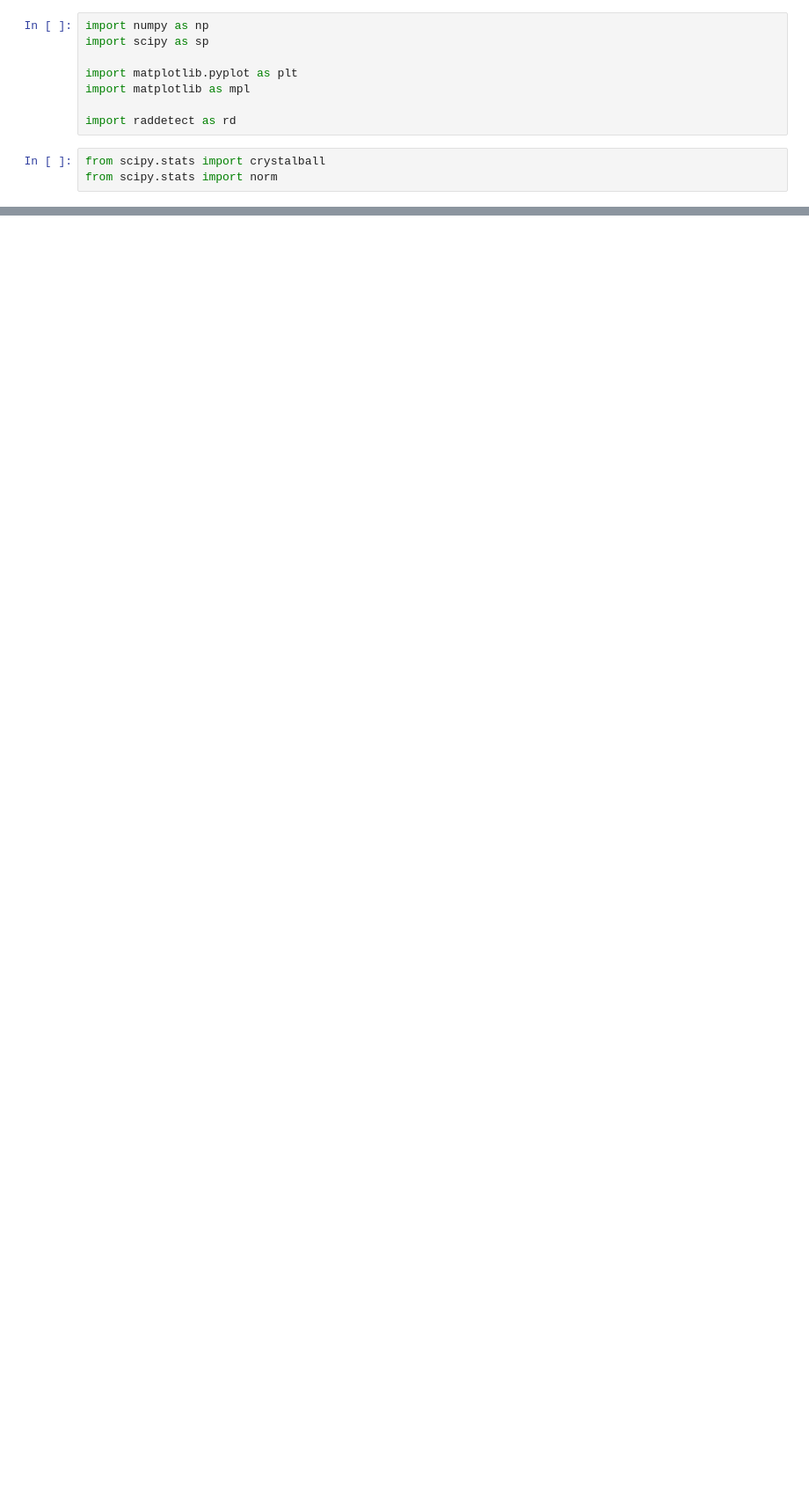
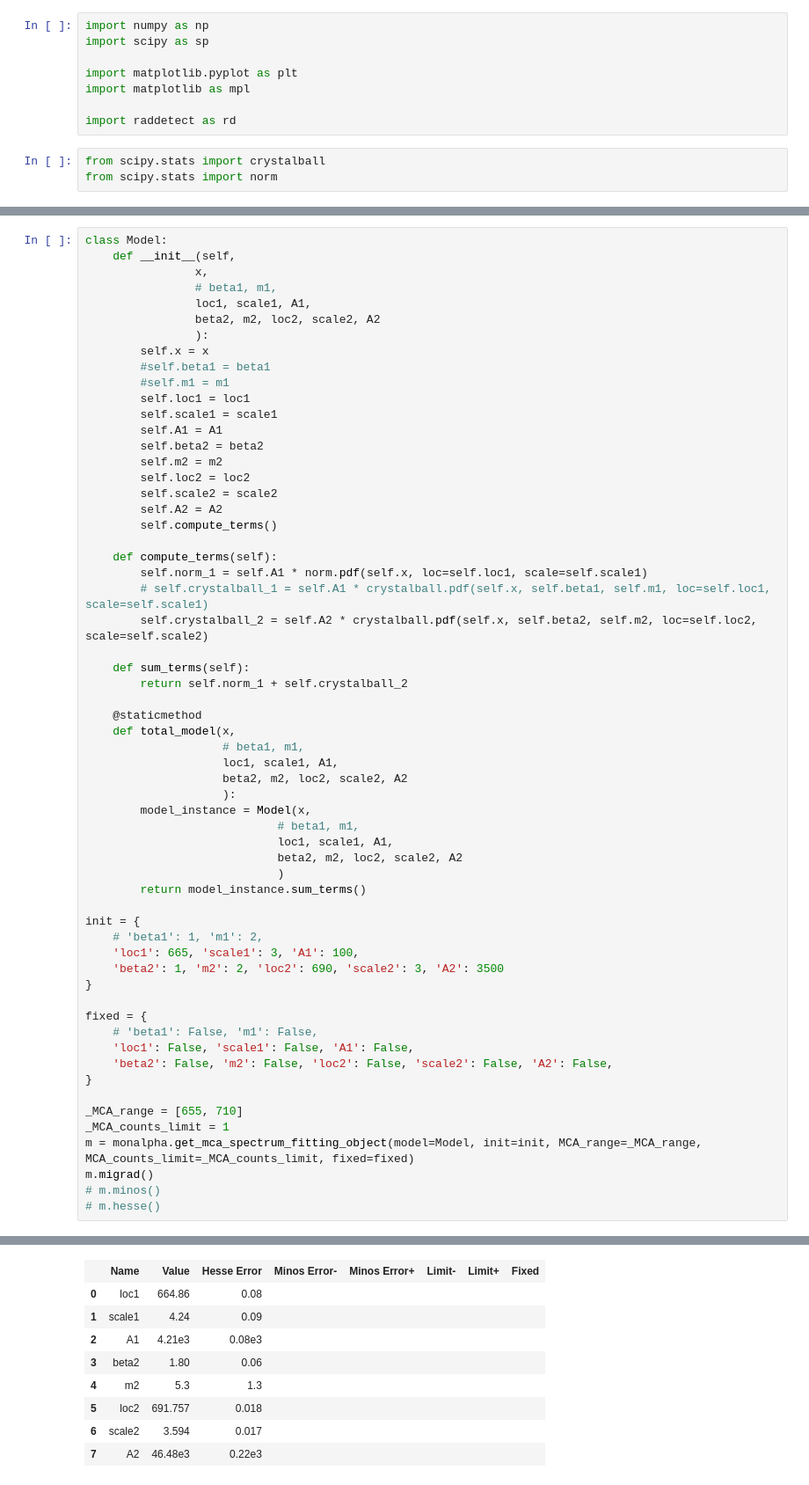
Before and after one commit to GiovanniVolta/RadDetect, a Jupyter notebook: tutorials/monalpha.ipynb, the cells around one changed output, grey strips where cells are left out. Shown at 88% size. Drawn from its saved outputs; the diff is of its cells as text; blank space fills up the shorter version.

```diff
--- a/tutorials/monalpha.ipynb
+++ b/tutorials/monalpha.ipynb
@@ -71,0 +21,61 @@ RuntimeError: Function minimum is not valid: <FMin algorithm='Migrad' edm=nan ed
+# %%
+class Model:
+    def __init__(self,
+                x,
+                # beta1, m1,
+                loc1, scale1, A1,
+                beta2, m2, loc2, scale2, A2
+                ):
+        self.x = x
+        #self.beta1 = beta1
+        #self.m1 = m1
+        self.loc1 = loc1
+        self.scale1 = scale1
+        self.A1 = A1
+        self.beta2 = beta2
+        self.m2 = m2
+        self.loc2 = loc2
+        self.scale2 = scale2
+        self.A2 = A2
+        self.compute_terms()
+
+    def compute_terms(self):
+        self.norm_1 = self.A1 * norm.pdf(self.x, loc=self.loc1, scale=self.scale1)
+        # self.crystalball_1 = self.A1 * crystalball.pdf(self.x, self.beta1, self.m1, loc=self.loc1, scale=self.scale1)
+        self.crystalball_2 = self.A2 * crystalball.pdf(self.x, self.beta2, self.m2, loc=self.loc2, scale=self.scale2)
+
+    def sum_terms(self):
+        return self.norm_1 + self.crystalball_2
+
+    @staticmethod
+    def total_model(x,
+                    # beta1, m1,
+                    loc1, scale1, A1,
+                    beta2, m2, loc2, scale2, A2
+                    ):
+        model_instance = Model(x,
+                            # beta1, m1,
+                            loc1, scale1, A1,
+                            beta2, m2, loc2, scale2, A2
+                            )
+        return model_instance.sum_terms()
+
+init = {
+    # 'beta1': 1, 'm1': 2,
+    'loc1': 665, 'scale1': 3, 'A1': 100,
+    'beta2': 1, 'm2': 2, 'loc2': 690, 'scale2': 3, 'A2': 3500
+}
+
+fixed = {
+    # 'beta1': False, 'm1': False,
+    'loc1': False, 'scale1': False, 'A1': False,
+    'beta2': False, 'm2': False, 'loc2': False, 'scale2': False, 'A2': False,
+}
+
+_MCA_range = [655, 710]
+_MCA_counts_limit = 1
+m = monalpha.get_mca_spectrum_fitting_object(model=Model, init=init, MCA_range=_MCA_range, MCA_counts_limit=_MCA_counts_limit, fixed=fixed)
+m.migrad()
+# m.minos()
+# m.hesse()
+# %% [output]
@@ -71,0 +100,9 @@ RuntimeError: Function minimum is not valid: <FMin algorithm='Migrad' edm=nan ed
+|  | Name | Value | Hesse Error | Minos Error- | Minos Error+ | Limit- | Limit+ | Fixed |
+| 0 | loc1 | 664.86 | 0.08 |  |  |  |  |  |
+| 1 | scale1 | 4.24 | 0.09 |  |  |  |  |  |
+| 2 | A1 | 4.21e3 | 0.08e3 |  |  |  |  |  |
+| 3 | beta2 | 1.80 | 0.06 |  |  |  |  |  |
+| 4 | m2 | 5.3 | 1.3 |  |  |  |  |  |
+| 5 | loc2 | 691.757 | 0.018 |  |  |  |  |  |
+| 6 | scale2 | 3.594 | 0.017 |  |  |  |  |  |
+| 7 | A2 | 46.48e3 | 0.22e3 |  |  |  |  |  |
```
Also changed, not shown: parts of 5 cells of this notebook, 3 other files.
